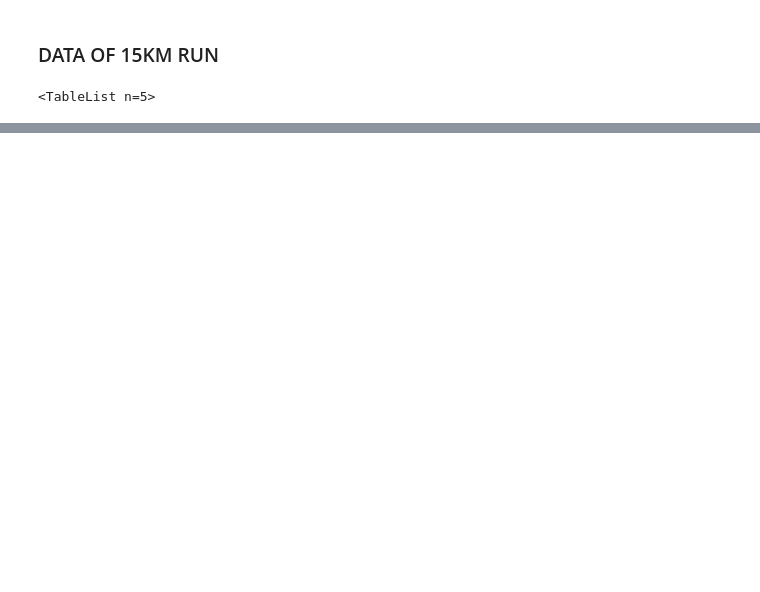
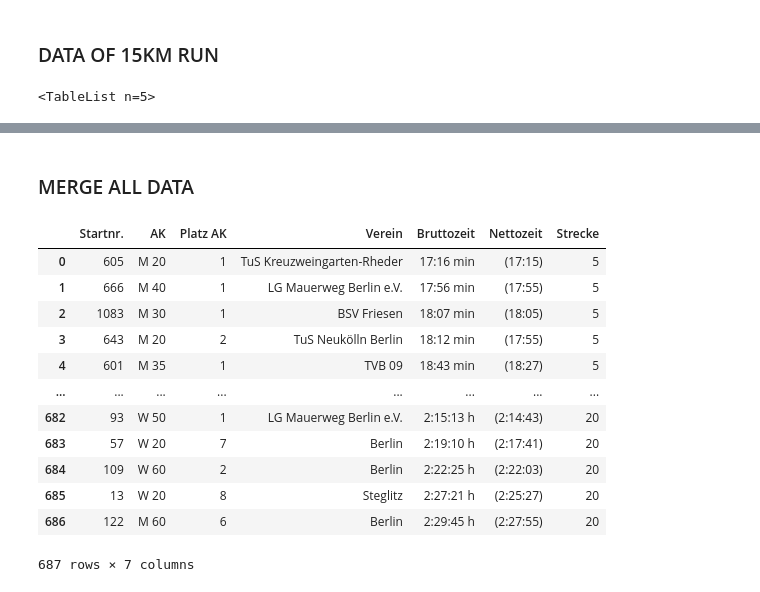
Before and after one commit to scheinmensch/Plaenterwaldlauf, a Jupyter notebook: getdata.ipynb, the cells around one changed output, grey strips where cells are left out. Cells and saved outputs as stored; diff of their text form; code cells hidden in the pictures; blank space fills up the shorter version.

```diff
--- a/getdata.ipynb
+++ b/getdata.ipynb
@@ -160,0 +303,20 @@ for i, df in enumerate(tables15):
+# %% [markdown]
+### MERGE ALL DATA
+# %%
+all = pd.concat([five_km, ten_km, fifteen_km, twenty_km], axis=0)
+all = all.reset_index(drop=True)
+all
+# %% [output]
+|  | Startnr. | AK | Platz AK | Verein | Bruttozeit | Nettozeit | Strecke |
+| 0 | 605 | M 20 | 1 | TuS Kreuzweingarten-Rheder | 17:16 min | (17:15) | 5 |
+| 1 | 666 | M 40 | 1 | LG Mauerweg Berlin e.V. | 17:56 min | (17:55) | 5 |
+| 2 | 1083 | M 30 | 1 | BSV Friesen | 18:07 min | (18:05) | 5 |
+| 3 | 643 | M 20 | 2 | TuS Neukölln Berlin | 18:12 min | (17:55) | 5 |
+| 4 | 601 | M 35 | 1 | TVB 09 | 18:43 min | (18:27) | 5 |
+| ... | ... | ... | ... | ... | ... | ... | ... |
+| 682 | 93 | W 50 | 1 | LG Mauerweg Berlin e.V. | 2:15:13 h | (2:14:43) | 20 |
+| 683 | 57 | W 20 | 7 | Berlin | 2:19:10 h | (2:17:41) | 20 |
+| 684 | 109 | W 60 | 2 | Berlin | 2:22:25 h | (2:22:03) | 20 |
+| 685 | 13 | W 20 | 8 | Steglitz | 2:27:21 h | (2:25:27) | 20 |
+| 686 | 122 | M 60 | 6 | Berlin | 2:29:45 h | (2:27:55) | 20 |
+687 rows × 7 columns
```
Also changed, not shown: parts of 24 cells of this notebook.
